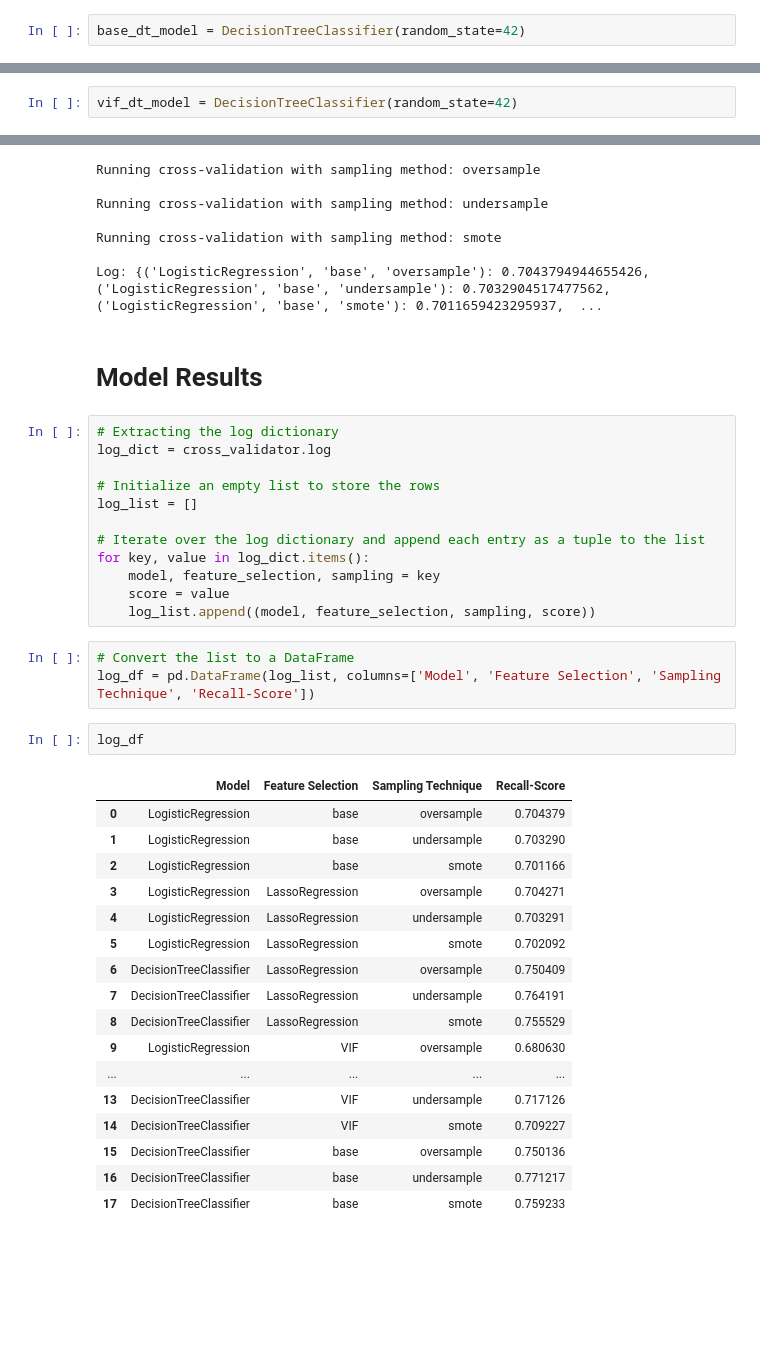
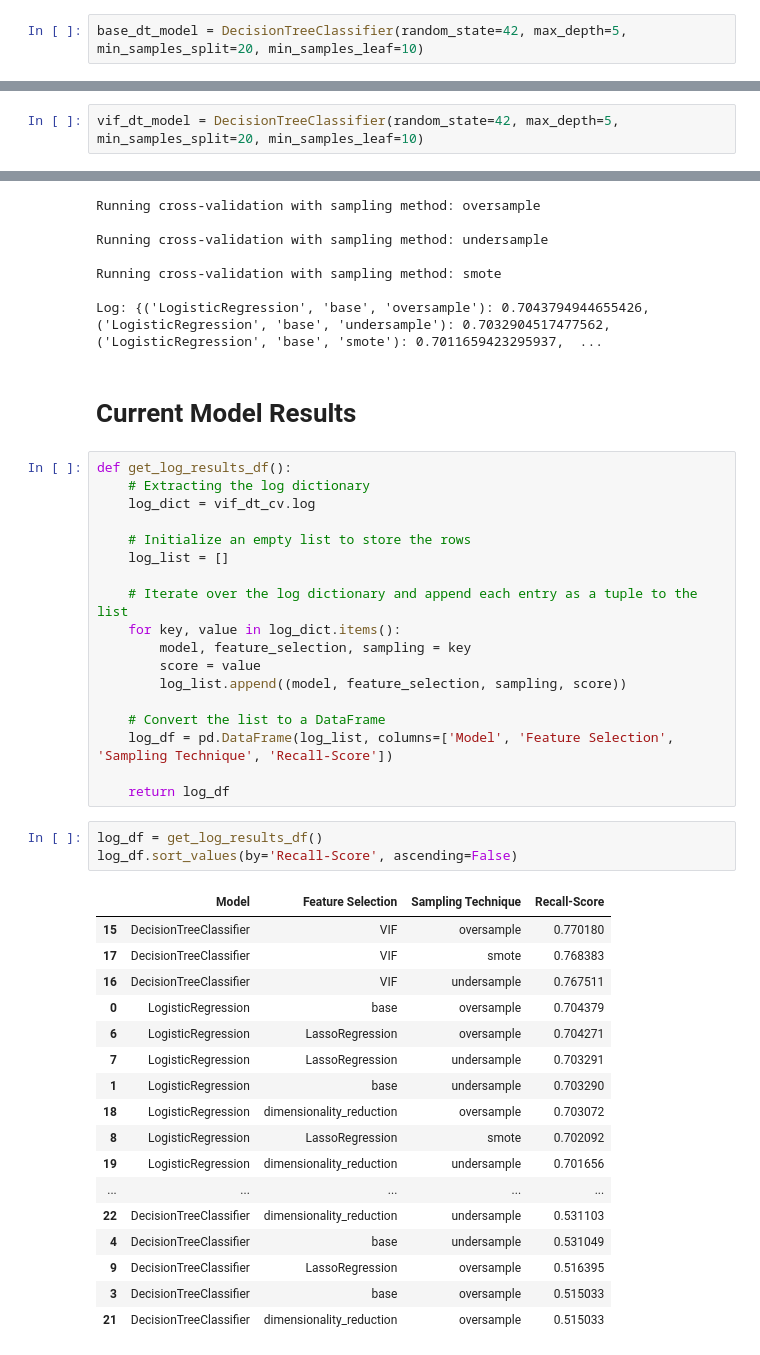
Before and after one commit to silver032/phase3project, a Jupyter notebook: tanzanian_water_wells.ipynb, the cells around one changed output, grey strips where cells are left out. Drawn from its saved outputs; the diff is of its cells as text; blank space fills up the shorter version.

Commit message:
feat: add dimensionality reduction models

```diff
--- a/tanzanian_water_wells.ipynb
+++ b/tanzanian_water_wells.ipynb
@@ -770,7 +770,7 @@ base_dt_model_df = wells_df.copy()
 # %%
 X_train, X_test, y_train, y_test = split_data(base_dt_model_df, 'status_group')
 # %%
-base_dt_model = DecisionTreeClassifier(random_state=42)
+base_dt_model = DecisionTreeClassifier(random_state=42, max_depth=5, min_samples_split=20, min_samples_leaf=10)
 # %%
 base_dt_cv = CustomCrossValidator(base_dt_model, X_train, y_train)
 # %%
@@ -1016,7 +1016,7 @@ vif_dt_model_df = wells_df.copy()
 
 X_train, X_test, y_train, y_test = split_data(vif_dt_model_df, 'status_group')
 # %%
-vif_dt_model = DecisionTreeClassifier(random_state=42)
+vif_dt_model = DecisionTreeClassifier(random_state=42, max_depth=5, min_samples_split=20, min_samples_leaf=10)
 # %%
 vif_dt_cv = CustomCrossValidator(
     model=vif_dt_model,
@@ -1039,39 +1039,43 @@ Running cross-validation with sampling method: smote
 
 Log: {('LogisticRegression', 'base', 'oversample'): 0.7043794944655426, ('LogisticRegression', 'base', 'undersample'): 0.7032904517477562, ('LogisticRegression', 'base', 'smote'): 0.7011659423295937,  ...
 # %% [markdown]
-# Model Results
+# Current Model Results
 # %%
-# Extracting the log dictionary
-log_dict = cross_validator.log
+def get_log_results_df():
+    # Extracting the log dictionary
+    log_dict = vif_dt_cv.log
 
-# Initialize an empty list to store the rows
-log_list = []
+    # Initialize an empty list to store the rows
+    log_list = []
 
-# Iterate over the log dictionary and append each entry as a tuple to the list
-for key, value in log_dict.items():
-    model, feature_selection, sampling = key
-    score = value
-    log_list.append((model, feature_selection, sampling, score))
+    # Iterate over the log dictionary and append each entry as a tuple to the list
+    for key, value in log_dict.items():
+        model, feature_selection, sampling = key
+        score = value
+        log_list.append((model, feature_selection, sampling, score))
+
+    # Convert the list to a DataFrame
+    log_df = pd.DataFrame(log_list, columns=['Model', 'Feature Selection', 'Sampling Technique', 'Recall-Score'])
+
+    return log_df
-# %%
-# Convert the list to a DataFrame
-log_df = pd.DataFrame(log_list, columns=['Model', 'Feature Selection', 'Sampling Technique', 'Recall-Score'])
-# %%
-log_df
-# %% [output]
-|  | Model | Feature Selection | Sampling Technique | Recall-Score |
-| 0 | LogisticRegression | base | oversample | 0.704379 |
-| 1 | LogisticRegression | base | undersample | 0.703290 |
-| 2 | LogisticRegression | base | smote | 0.701166 |
-| 3 | LogisticRegression | LassoRegression | oversample | 0.704271 |
-| 4 | LogisticRegression | LassoRegression | undersample | 0.703291 |
-| 5 | LogisticRegression | LassoRegression | smote | 0.702092 |
-| 6 | DecisionTreeClassifier | LassoRegression | oversample | 0.750409 |
-| 7 | DecisionTreeClassifier | LassoRegression | undersample | 0.764191 |
-| 8 | DecisionTreeClassifier | LassoRegression | smote | 0.755529 |
-| 9 | LogisticRegression | VIF | oversample | 0.680630 |
-| ... | ... | ... | ... | ... |
-| 13 | DecisionTreeClassifier | VIF | undersample | 0.717126 |
-| 14 | DecisionTreeClassifier | VIF | smote | 0.709227 |
-| 15 | DecisionTreeClassifier | base | oversample | 0.750136 |
-| 16 | DecisionTreeClassifier | base | undersample | 0.771217 |
-| 17 | DecisionTreeClassifier | base | smote | 0.759233 |
+# %%
+log_df = get_log_results_df()
+log_df.sort_values(by='Recall-Score', ascending=False)
+# %% [output]
+|  | Model | Feature Selection | Sampling Technique | Recall-Score |
+| 15 | DecisionTreeClassifier | VIF | oversample | 0.770180 |
+| 17 | DecisionTreeClassifier | VIF | smote | 0.768383 |
+| 16 | DecisionTreeClassifier | VIF | undersample | 0.767511 |
+| 0 | LogisticRegression | base | oversample | 0.704379 |
+| 6 | LogisticRegression | LassoRegression | oversample | 0.704271 |
+| 7 | LogisticRegression | LassoRegression | undersample | 0.703291 |
+| 1 | LogisticRegression | base | undersample | 0.703290 |
+| 18 | LogisticRegression | dimensionality_reduction | oversample | 0.703072 |
+| 8 | LogisticRegression | LassoRegression | smote | 0.702092 |
+| 19 | LogisticRegression | dimensionality_reduction | undersample | 0.701656 |
+| ... | ... | ... | ... | ... |
+| 22 | DecisionTreeClassifier | dimensionality_reduction | undersample | 0.531103 |
+| 4 | DecisionTreeClassifier | base | undersample | 0.531049 |
+| 9 | DecisionTreeClassifier | LassoRegression | oversample | 0.516395 |
+| 3 | DecisionTreeClassifier | base | oversample | 0.515033 |
+| 21 | DecisionTreeClassifier | dimensionality_reduction | oversample | 0.515033 |
```
Also changed, not shown: parts of 45 cells of this notebook.
